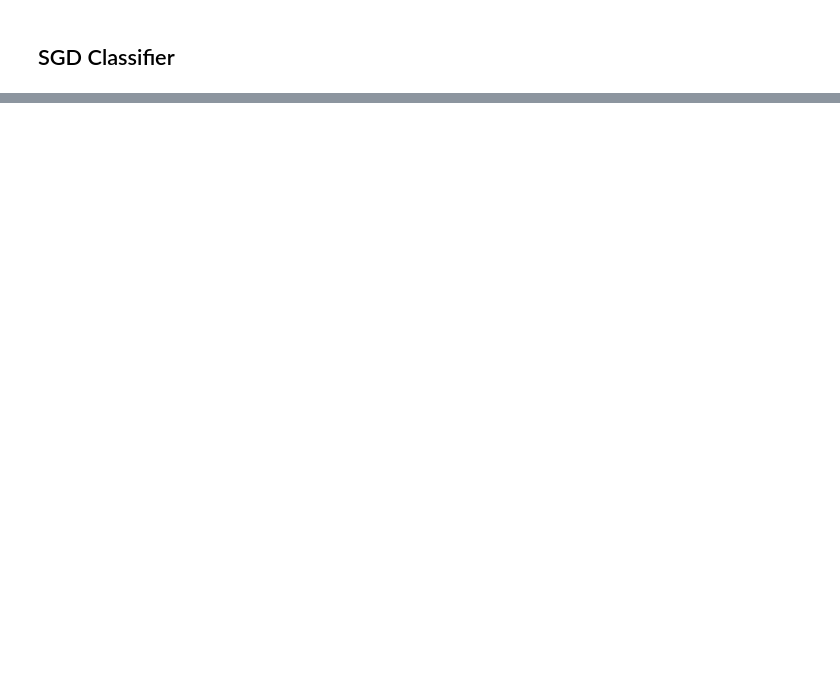
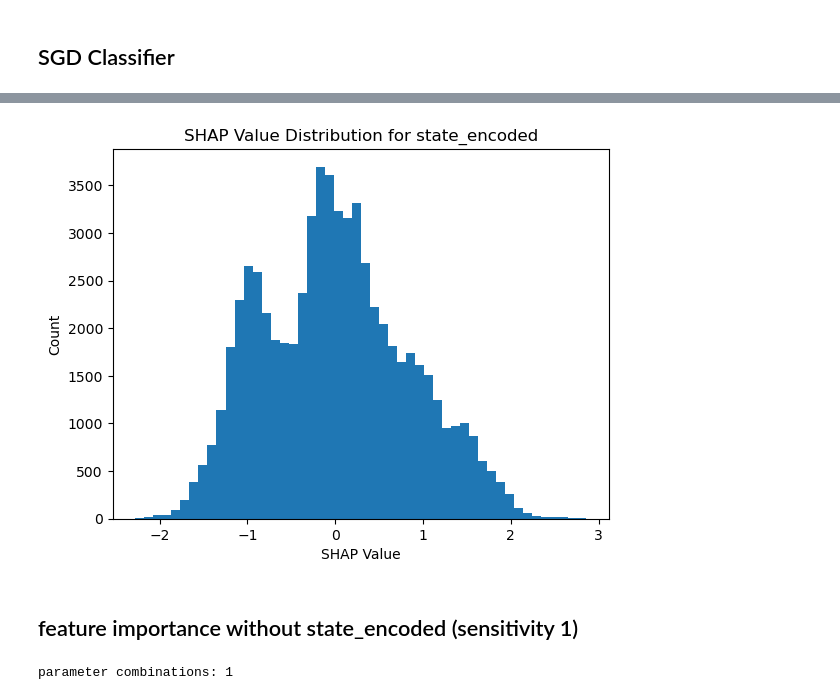
Before and after one commit to mexiliang/milestone696, a Jupyter notebook: s4_models_classification.ipynb, the cells around one changed output, grey strips where cells are left out. Saved outputs shown, nothing was run; the diff lists cells and outputs as text; code cells hidden in the pictures; blank space fills up the shorter version.

```diff
--- a/s4_models_classification.ipynb
+++ b/s4_models_classification.ipynb
@@ -175,0 +561,16 @@ Accuracy: 71.79%
+# %%
+# I just need the results for the positive class
+shap_values = shap_values[1]
+# %%
+state_encoded_idx = feature_names.get_loc('state_encoded')
+# %%
+state_encoded_shap = shap_values[:, state_encoded_idx]
+# %%
+# You can then plot the distribution of SHAP values for state_encoded
+plt.hist(state_encoded_shap, bins=50)
+plt.xlabel('SHAP Value')
+plt.ylabel('Count')
+plt.title('SHAP Value Distribution for state_encoded')
+plt.show()
+# %% [output]
+[figure, added]
@@ -175,0 +579,22 @@ Accuracy: 71.79%
+# %% [markdown]
+## feature importance without state_encoded (sensitivity 1)
+# %%
+# rerun without state
+Xtrn, Xtst, ytrn, ytst = Xa_train, Xa_test, ya_train, ya_test   # A: no categorical, B: yes categorical
+
+
+# Best parameters found:
+# {'learning_rate': 0.1, 'max_depth': 10, 'n_estimators': 100, 'num_leaves': 100, 'objective': 'binary', 'random_state': 42}
+params = {
+    'random_state': [42],
+    'objective': ['binary'],        # default=None, but binary
+    'num_leaves': [100],             # default = 31
+    'learning_rate': [0.1],        # default=0.1
+    'max_depth': [10],               # def = -1
+    'n_estimators': [100],        # def = 100
+}
+clf = lgb.LGBMClassifier()
+grid_search = GridSearchCV(clf, params, cv=kf, scoring=scoring, return_train_score=True, verbose=0)
+print('parameter combinations:', count_combinations(params))
+# %% [output]
+parameter combinations: 1
```
Also changed, not shown: parts of 104 cells of this notebook, 4 other files.
